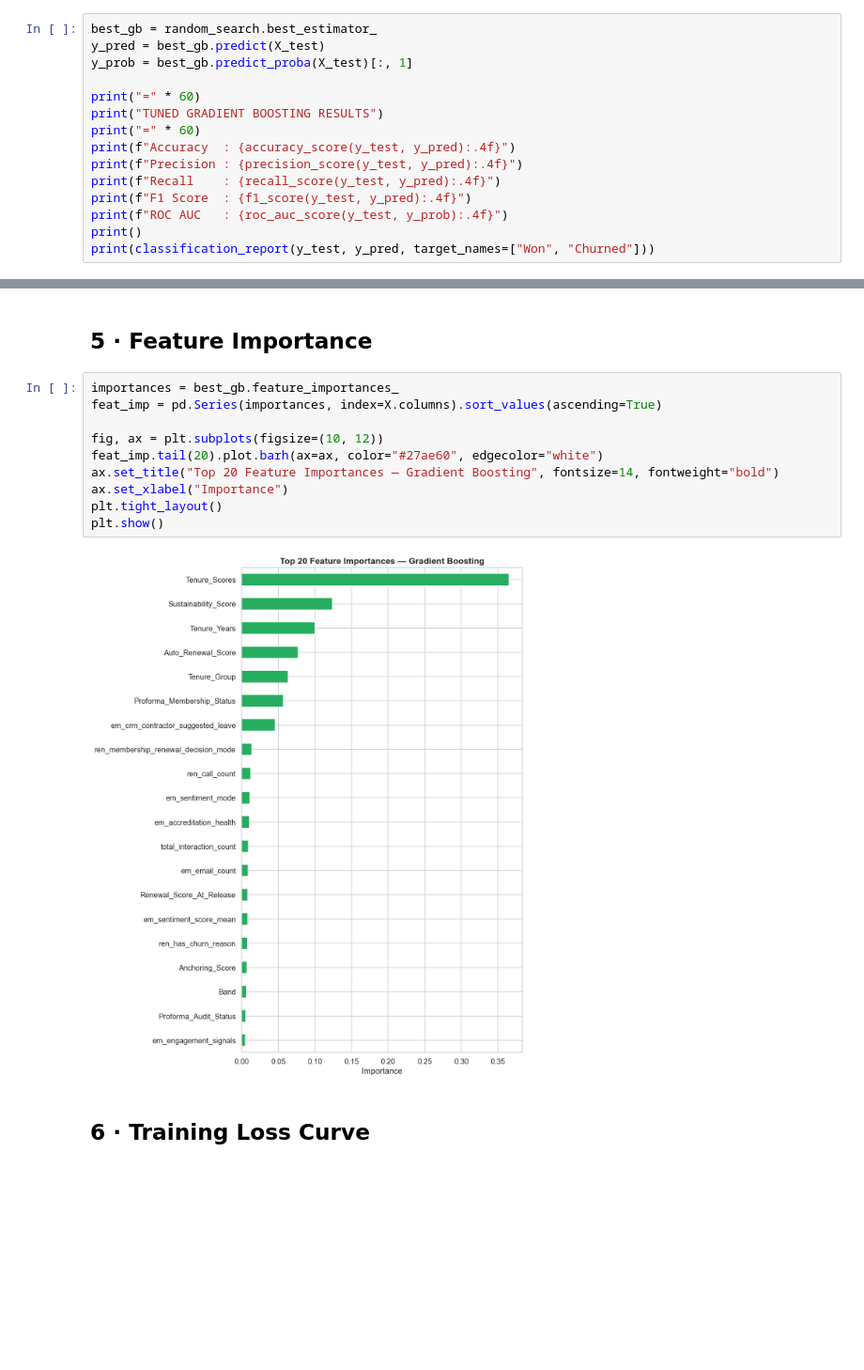
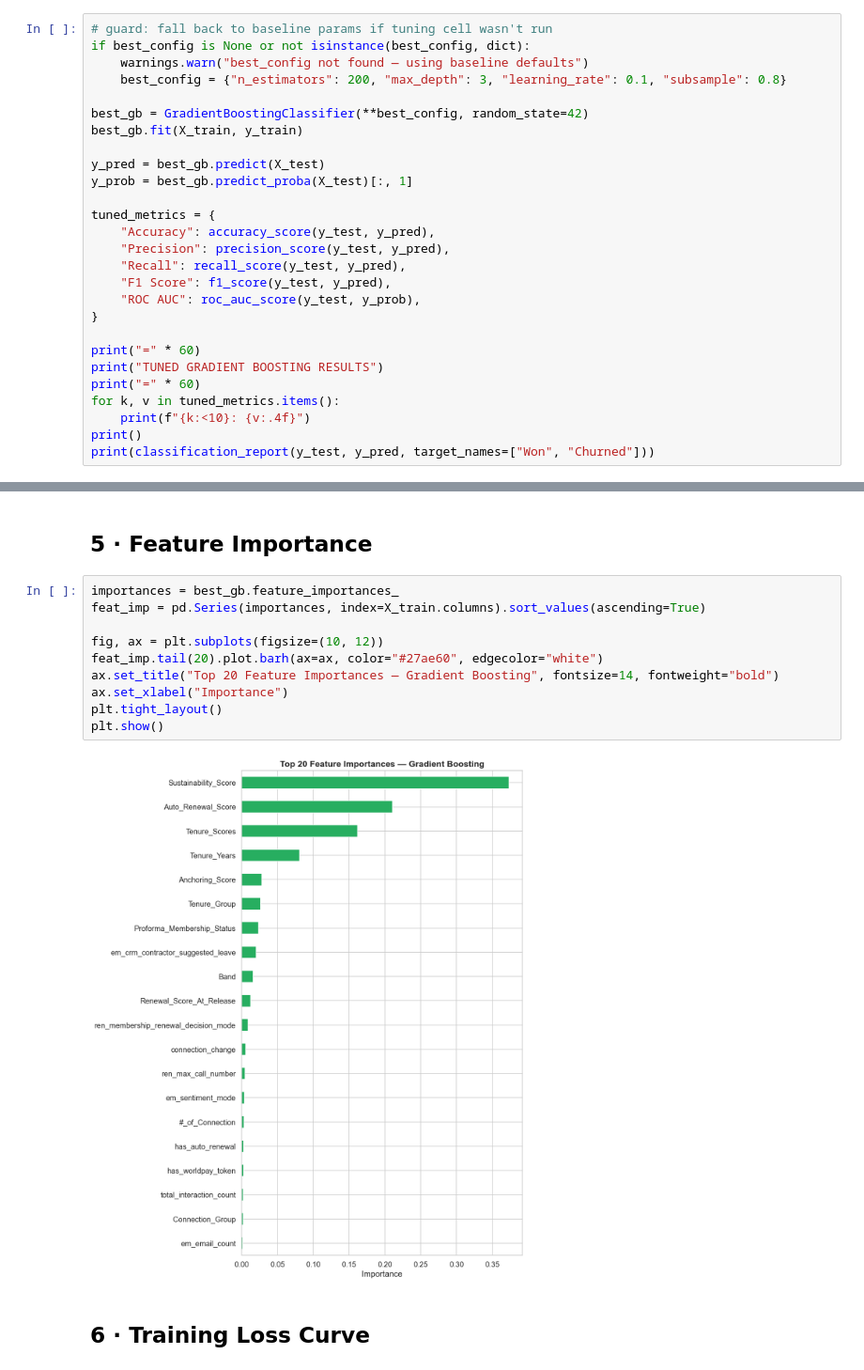
Before and after one commit to madhav16062004/Churn-Prediction-JMAN, a Jupyter notebook: notebooks/Model-training/02_model_gradientboost.ipynb, the cells around one changed output, grey strips where cells are left out. Shown at 94% size. Saved outputs shown, nothing was run; the diff lists cells and outputs as text; blank space fills up the shorter version.

```diff
--- a/notebooks/Model-training/02_model_gradientboost.ipynb
+++ b/notebooks/Model-training/02_model_gradientboost.ipynb
@@ -173,18 +194,30 @@ Best F1 (CV): 0.8051
 # %% [markdown]
 ## 4 · Best Model Evaluation
 # %%
-best_gb = random_search.best_estimator_
+# guard: fall back to baseline params if tuning cell wasn't run
+if best_config is None or not isinstance(best_config, dict):
+    warnings.warn("best_config not found — using baseline defaults")
+    best_config = {"n_estimators": 200, "max_depth": 3, "learning_rate": 0.1, "subsample": 0.8}
+
+best_gb = GradientBoostingClassifier(**best_config, random_state=42)
+best_gb.fit(X_train, y_train)
+
 y_pred = best_gb.predict(X_test)
 y_prob = best_gb.predict_proba(X_test)[:, 1]
+
+tuned_metrics = {
+    "Accuracy": accuracy_score(y_test, y_pred),
+    "Precision": precision_score(y_test, y_pred),
+    "Recall": recall_score(y_test, y_pred),
+    "F1 Score": f1_score(y_test, y_pred),
+    "ROC AUC": roc_auc_score(y_test, y_prob),
+}
 
 print("=" * 60)
 print("TUNED GRADIENT BOOSTING RESULTS")
 print("=" * 60)
-print(f"Accuracy  : {accuracy_score(y_test, y_pred):.4f}")
-print(f"Precision : {precision_score(y_test, y_pred):.4f}")
-print(f"Recall    : {recall_score(y_test, y_pred):.4f}")
-print(f"F1 Score  : {f1_score(y_test, y_pred):.4f}")
-print(f"ROC AUC   : {roc_auc_score(y_test, y_prob):.4f}")
+for k, v in tuned_metrics.items():
+    print(f"{k:<10}: {v:.4f}")
 print()
 print(classification_report(y_test, y_pred, target_names=["Won", "Churned"]))
 # %% [output]
@@ -227,16 +259,16 @@ plt.show()
 ## 5 · Feature Importance
 # %%
 importances = best_gb.feature_importances_
-feat_imp = pd.Series(importances, index=X.columns).sort_values(ascending=True)
+feat_imp = pd.Series(importances, index=X_train.columns).sort_values(ascending=True)
 
 fig, ax = plt.subplots(figsize=(10, 12))
 feat_imp.tail(20).plot.barh(ax=ax, color="#27ae60", edgecolor="white")
 ax.set_title("Top 20 Feature Importances — Gradient Boosting", fontsize=14, fontweight="bold")
 ax.set_xlabel("Importance")
 plt.tight_layout()
 plt.show()
 # %% [output]
-[figure, old version]
+[figure, new version]
 # %% [markdown]
 ## 6 · Training Loss Curve
 # %%
```
Also changed, not shown: parts of 11 cells of this notebook, 10 other files.
